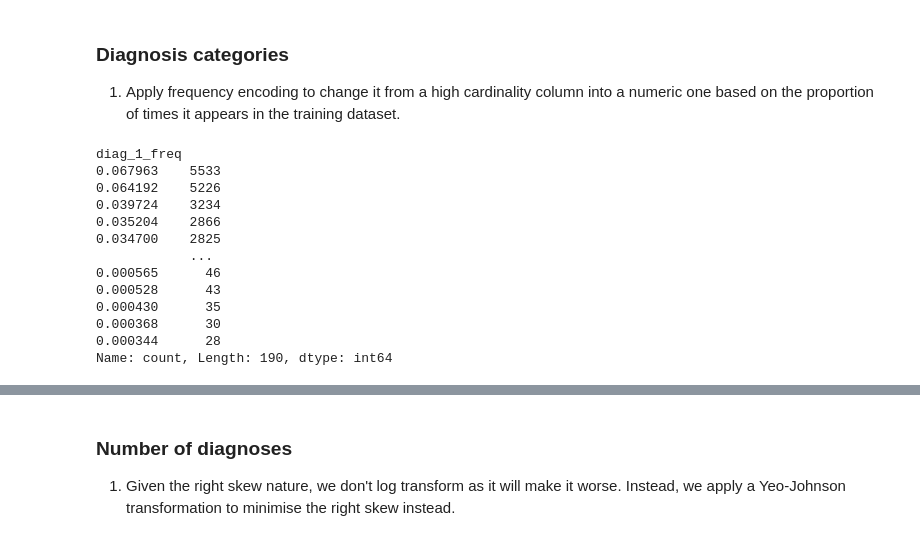
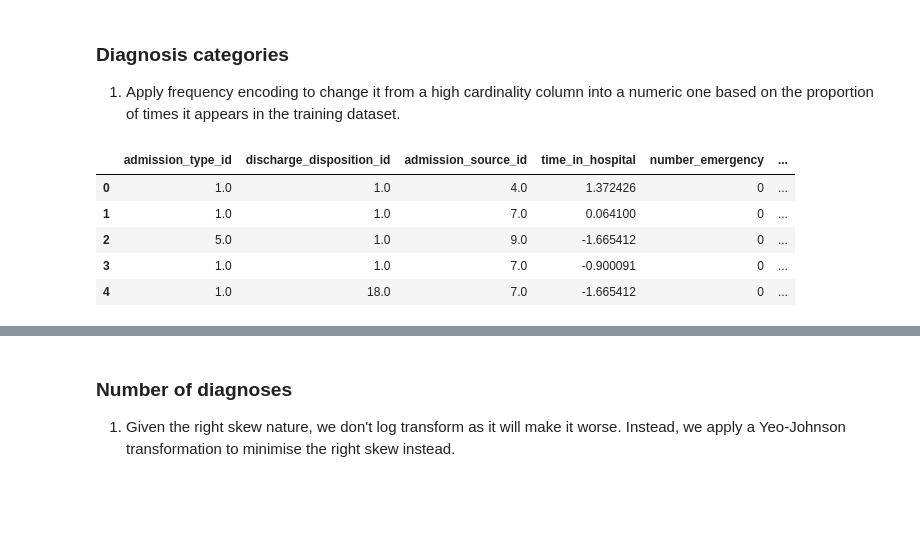
Before and after one commit to zackchianus/Team6_IT5006_Healthcare_Analytics_AY2526, a Jupyter notebook: EDA_Code.ipynb, the cells around one changed output, grey strips where cells are left out. Cells and saved outputs as stored; diff of their text form; code cells hidden in the pictures; blank space fills up the shorter version.

```diff
--- a/EDA_Code.ipynb
+++ b/EDA_Code.ipynb
@@ -794,7 +853,7 @@ Name: count, dtype: int64
 
 1. The distribution is close to a normal distribution already. We can just standard scale it.
 # %%
-lab_scaler = StandardScaler()
-X_train['num_lab_procedures'] = lab_scaler.fit_transform(X_train[['num_lab_procedures']])
-X_test['num_lab_procedures'] = lab_scaler.transform(X_test[['num_lab_procedures']])
+# lab_scaler = StandardScaler()
+# X_train['num_lab_procedures'] = lab_scaler.fit_transform(X_train[['num_lab_procedures']])
+# X_test['num_lab_procedures'] = lab_scaler.transform(X_test[['num_lab_procedures']])
 # %%
@@ -846,16 +962,9 @@ for col in cols_to_encode:
-# %%
-X_train['diag_1_freq'].value_counts()
-# %% [output]
-diag_1_freq
-0.067963    5533
-0.064192    5226
-0.039724    3234
-0.035204    2866
-0.034700    2825
-            ...
-0.000565      46
-0.000528      43
-0.000430      35
-0.000368      30
-0.000344      28
-Name: count, Length: 190, dtype: int64
+# %%
+X_train.head()
+# %% [output]
+|  | admission_type_id | discharge_disposition_id | admission_source_id | time_in_hospital | number_emergency | ... |
+| 0 | 1.0 | 1.0 | 4.0 | 1.372426 | 0 | ... |
+| 1 | 1.0 | 1.0 | 7.0 | 0.064100 | 0 | ... |
+| 2 | 5.0 | 1.0 | 9.0 | -1.665412 | 0 | ... |
+| 3 | 1.0 | 1.0 | 7.0 | -0.900091 | 0 | ... |
+| 4 | 1.0 | 18.0 | 7.0 | -1.665412 | 0 | ... |
```
Also changed, not shown: parts of 57 cells of this notebook, 2 other files.
